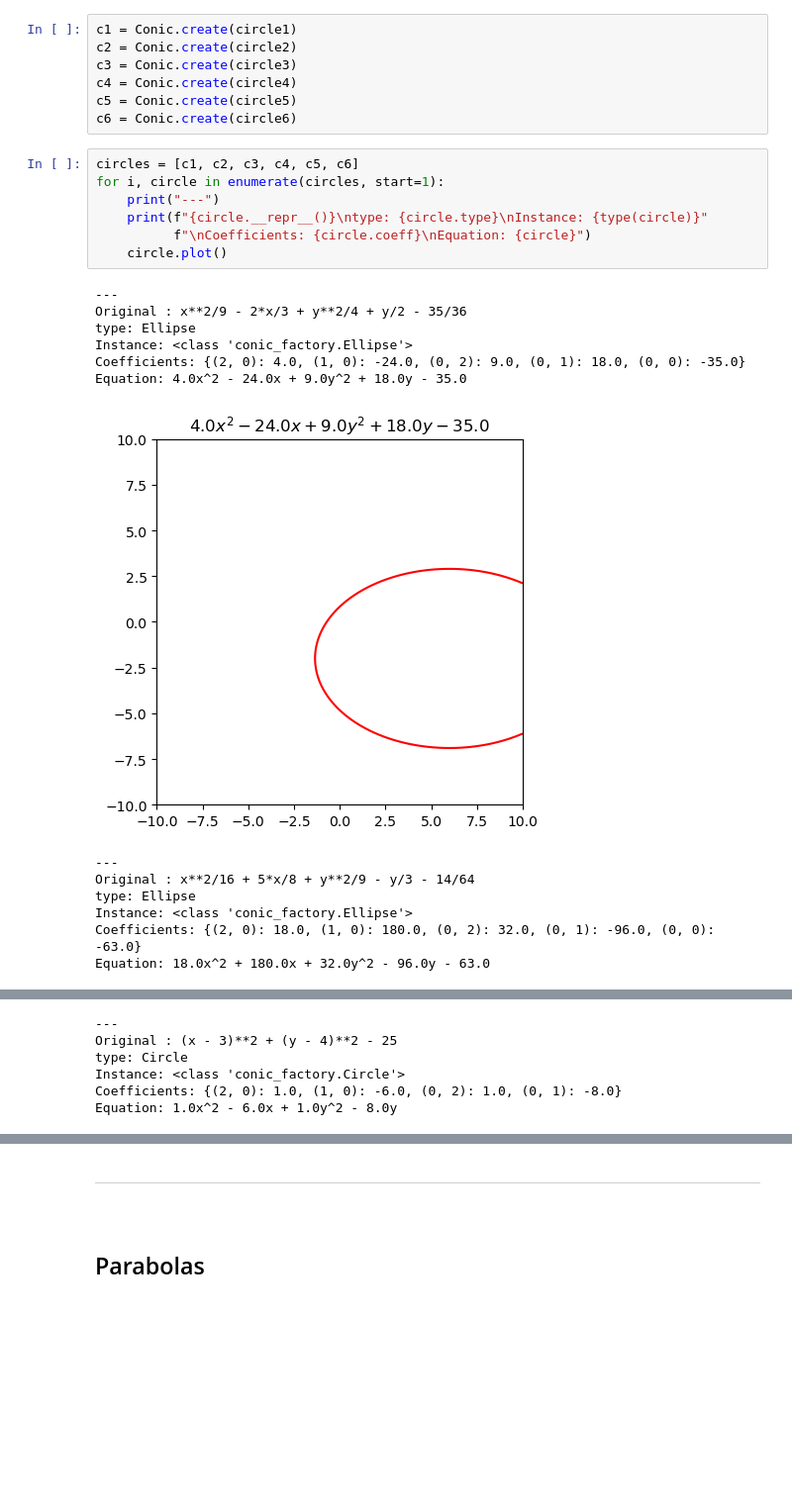
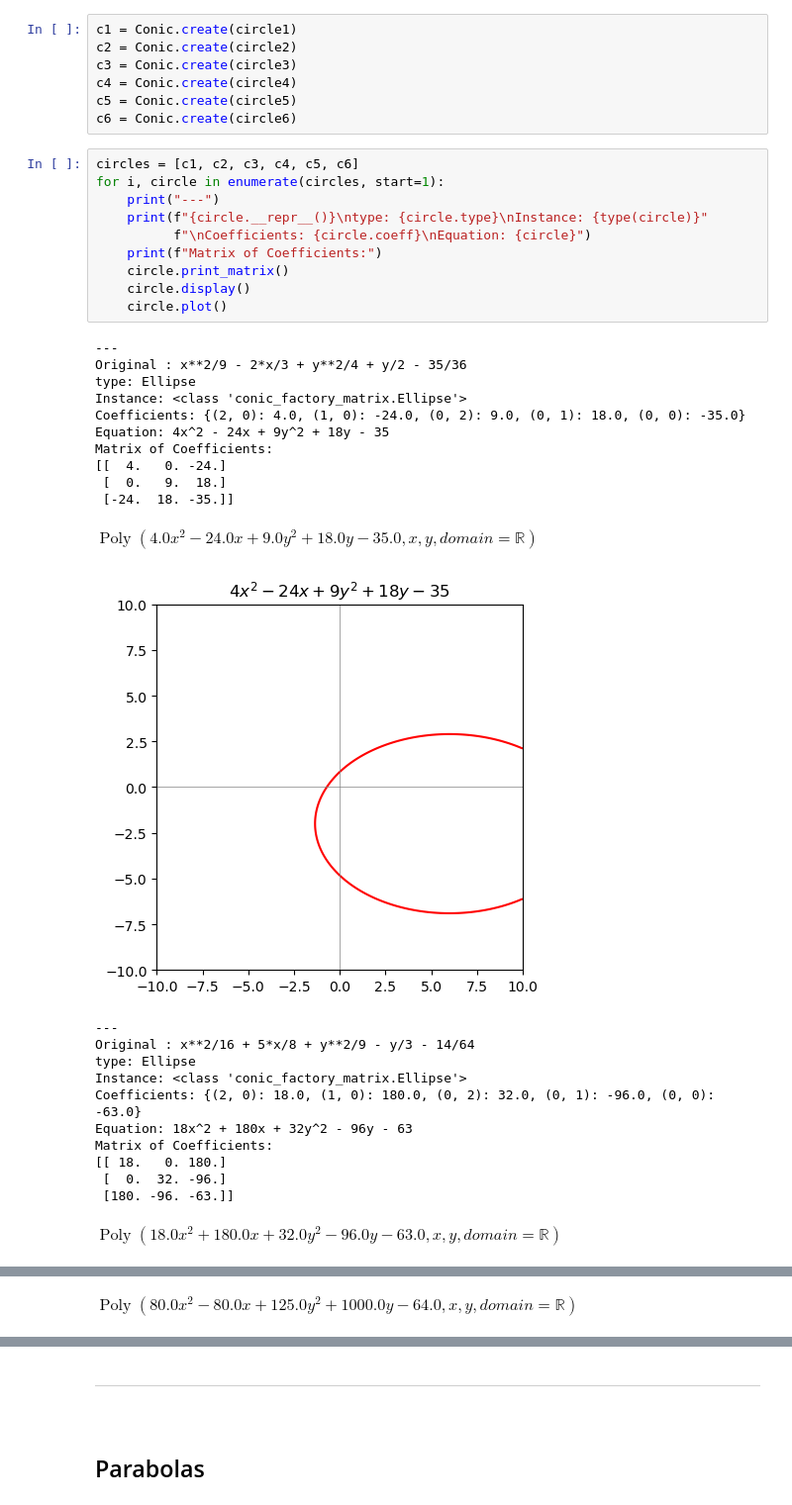
Before and after one commit to pineapple-bois/conic, a Jupyter notebook: Notebooks/notebook2.ipynb, the cells around one changed output, grey strips where cells are left out. Shown at 99% size. Drawn from its saved outputs; the diff is of its cells as text; blank space fills up the shorter version.

```diff
--- a/Notebooks/notebook2.ipynb
+++ b/Notebooks/notebook2.ipynb
@@ -114,21 +128,34 @@ c6 = Conic.create(circle6)
 # %%
 circles = [c1, c2, c3, c4, c5, c6]
 for i, circle in enumerate(circles, start=1):
     print("---")
     print(f"{circle.__repr__()}\ntype: {circle.type}\nInstance: {type(circle)}"
           f"\nCoefficients: {circle.coeff}\nEquation: {circle}")
+    print(f"Matrix of Coefficients:")
+    circle.print_matrix()
+    circle.display()
     circle.plot()
 # %% [output]
 ---
 Original : x**2/9 - 2*x/3 + y**2/4 + y/2 - 35/36
 type: Ellipse
-Instance: <class 'conic_factory.Ellipse'>
+Instance: <class 'conic_factory_matrix.Ellipse'>
 Coefficients: {(2, 0): 4.0, (1, 0): -24.0, (0, 2): 9.0, (0, 1): 18.0, (0, 0): -35.0}
-Equation: 4.0x^2 - 24.0x + 9.0y^2 + 18.0y - 35.0
+Equation: 4x^2 - 24x + 9y^2 + 18y - 35
+Matrix of Coefficients:
+[[  4.   0. -24.]
+ [  0.   9.  18.]
+ [-24.  18. -35.]]
+$\displaystyle \operatorname{Poly}{\left( 4.0 x^{2} - 24.0 x + 9.0 y^{2} + 18.0 y - 35.0, x, y, domain=\mathbb{R} \right)}$
-[figure, old version]
+[figure, new version]
 ---
 Original : x**2/16 + 5*x/8 + y**2/9 - y/3 - 14/64
 type: Ellipse
-Instance: <class 'conic_factory.Ellipse'>
+Instance: <class 'conic_factory_matrix.Ellipse'>
 Coefficients: {(2, 0): 18.0, (1, 0): 180.0, (0, 2): 32.0, (0, 1): -96.0, (0, 0): -63.0}
-Equation: 18.0x^2 + 180.0x + 32.0y^2 - 96.0y - 63.0
+Equation: 18x^2 + 180x + 32y^2 - 96y - 63
+Matrix of Coefficients:
+[[ 18.   0. 180.]
+ [  0.  32. -96.]
+ [180. -96. -63.]]
+$\displaystyle \operatorname{Poly}{\left( 18.0 x^{2} + 180.0 x + 32.0 y^{2} - 96.0 y - 63.0, x, y, domain=\mathbb{R} \right)}$
@@ -141,0 +173 @@ Equation: 80.0x^2 - 80.0x + 125.0y^2 + 1000.0y - 64.0
+$\displaystyle \operatorname{Poly}{\left( 80.0 x^{2} - 80.0 x + 125.0 y^{2} + 1000.0 y - 64.0, x, y, domain=\mathbb{R} \right)}$
@@ -157,6 +187,0 @@ Equation: 1.0x^2 + 2.0x + 1.0y^2 + 2.0y - 7.0
----
-Original : (x - 3)**2 + (y - 4)**2 - 25
-type: Circle
-Instance: <class 'conic_factory.Circle'>
-Coefficients: {(2, 0): 1.0, (1, 0): -6.0, (0, 2): 1.0, (0, 1): -8.0}
-Equation: 1.0x^2 - 6.0x + 1.0y^2 - 8.0y
```
Also changed, not shown: parts of 14 cells of this notebook.
